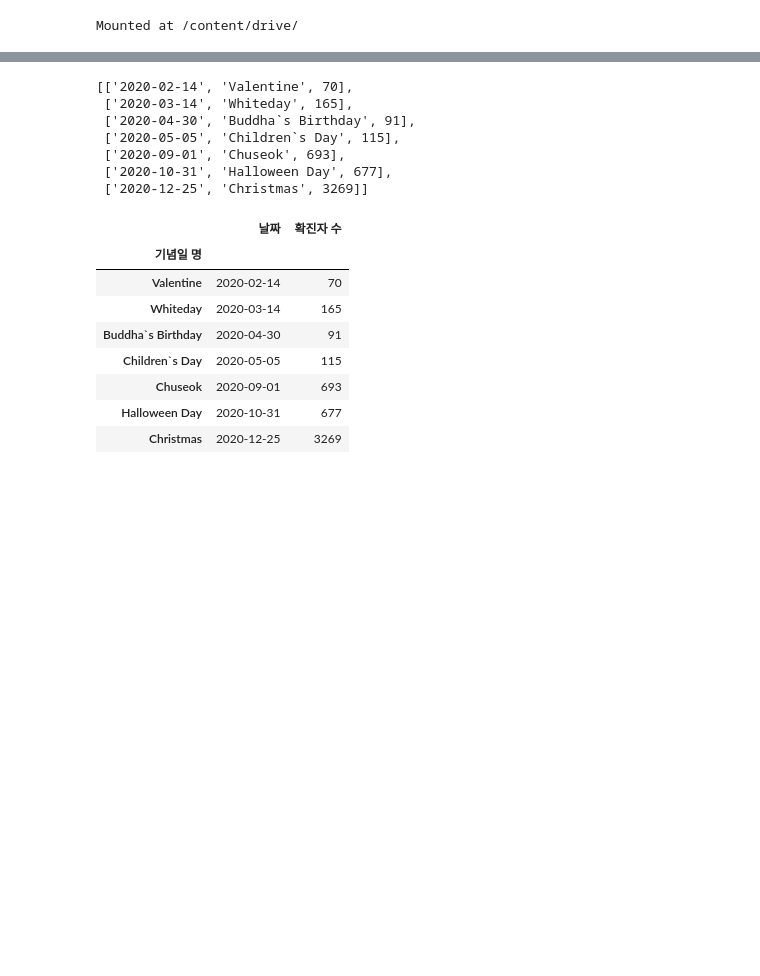
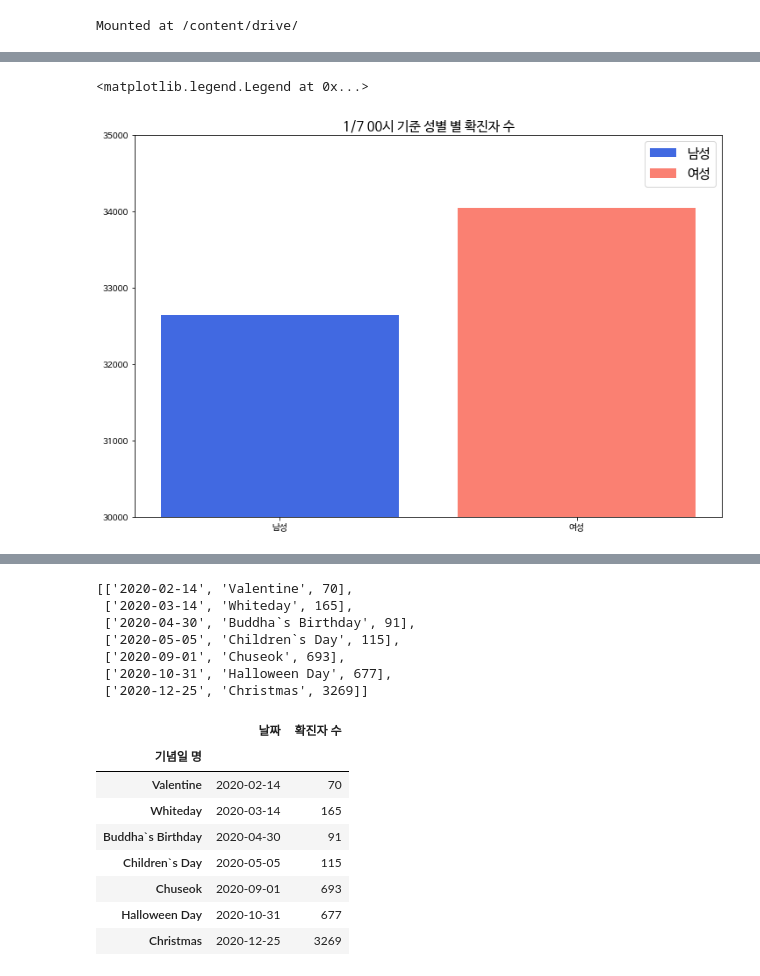
Before and after one commit to eunnjji/-, a Jupyter notebook: project1/seoul.ipynb, the cells around one changed output, grey strips where cells are left out. Saved outputs shown, nothing was run; the diff lists cells and outputs as text; code cells hidden in the pictures; blank space fills up the shorter version.

```diff
--- a/project1/seoul.ipynb
+++ b/project1/seoul.ipynb
@@ -24,0 +70,11 @@ import matplotlib.pyplot as plt
+# %%
+%matplotlib inline
+import pandas as pd
+import numpy as np
+import matplotlib.pyplot as plt
+import matplotlib.font_manager as fm  # 폰트 관련 용도
+plt.rcParams['font.family'] = 'NanumGothicEco.ttf'
+plt.rcParams['axes.unicode_minus'] = False
+plt.rc('font', family='NanumBarunGothic')
+
+from wordcloud import WordCloud
@@ -24,0 +180,4 @@ import matplotlib.pyplot as plt
+# %%
+# 성별별, 연령대별 확진자 수 csv파일을 읽어와 데이터프레임으로 생성
+today_sexvcdata_df = pd.read_csv('today_vc_sexdata.csv', encoding='utf-8')
+today_agevcdata_df = pd.read_csv('today_vc_agedata.csv', encoding='utf-8')
@@ -24,0 +203,11 @@ import matplotlib.pyplot as plt
+# %%
+# 시각화
+# 차이를 더욱 잘 나타내기 위해 ylim을 활용해 y축을 설정해주었다.
+plt.figure(figsize=(12,8))
+bars = plt.bar(today_sexvcdata_df['성별'], today_sexvcdata_df['확진자'], color=['royalblue','salmon'])
+plt.title(today_date[1:11]+' 성별 별 확진자 수',fontsize=15)
+plt.ylim(30000,35000)
+plt.legend(handles=bars, labels=list(today_sexvcdata_df['성별']), fontsize=15)
+# %% [output]
+<matplotlib.legend.Legend at 0x...>
+[figure, added]
```
Also changed, not shown: parts of 96 cells of this notebook.
